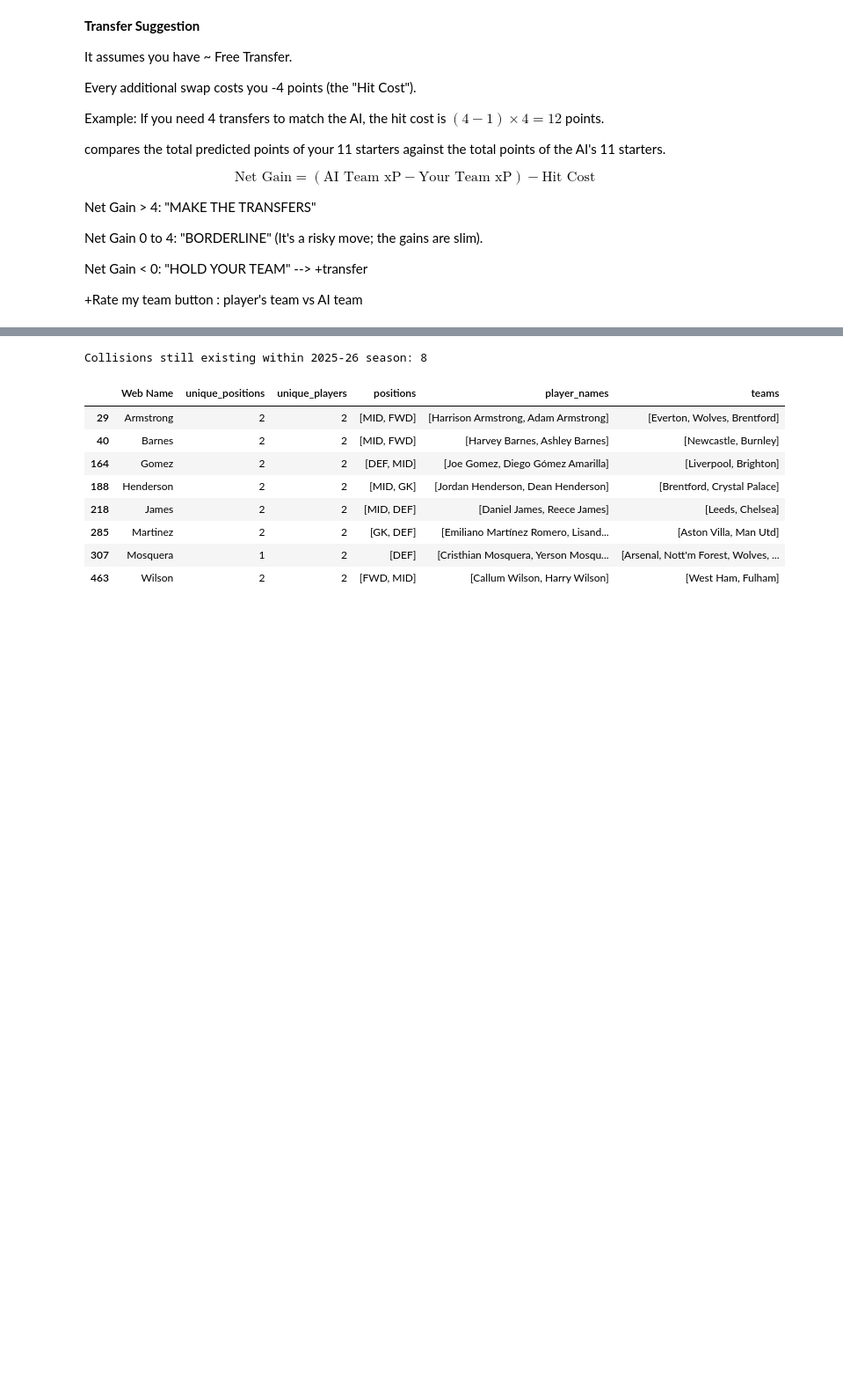
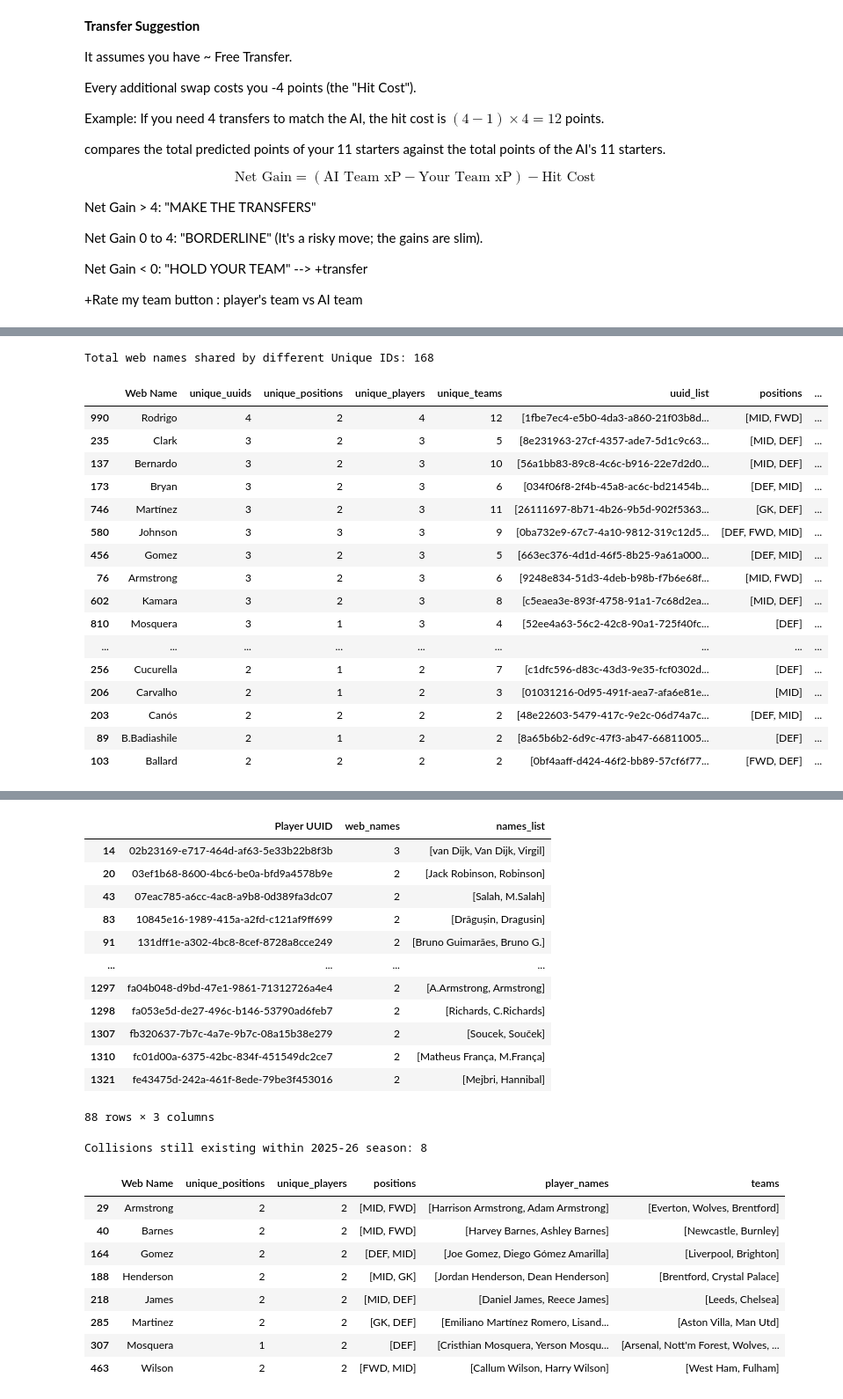
Before and after one commit to sophiedelrey/fpl_pipeline, a Jupyter notebook: models/forecaster_pro.ipynb, the cells around one changed output, grey strips where cells are left out. Shown at 88% size. Drawn from its saved outputs; the diff is of its cells as text; code cells hidden in the pictures; blank space fills up the shorter version.

```diff
--- a/models/forecaster_pro.ipynb
+++ b/models/forecaster_pro.ipynb
@@ -3943,0 +4182,55 @@ Total web names with collisions: 177
+# %%
+# %% [Cell: Collision Audit — UUID & Web Name]
+import pandas as pd
+from IPython.display import display
+
+# Group by both Web Name and UUID to identify where one name maps to multiple humans
+collision_check = df_augmented.groupby('Web Name').agg(
+    unique_uuids=('Player UUID', 'nunique'),
+    unique_positions=('Position', 'nunique'),
+    unique_players=('Player Name', 'nunique'),
+    unique_teams=('Player Team Name', 'nunique'),
+    uuid_list=('Player UUID', lambda x: list(x.unique())),
+    positions=('Position', lambda x: list(x.unique())),
+    full_names=('Player Name', lambda x: list(x.unique())[:3])
+).reset_index()
+
+# Filter for actual collisions: where one Web Name has more than one unique UUID
+# This identifies players like 'J.Gomes' or 'Danilo' who are different people
+collisions = collision_check[
+    (collision_check['unique_uuids'] > 1) |
+    (collision_check['unique_positions'] > 1)
+].sort_values('unique_uuids', ascending=False)
+
+print(f"Total web names shared by different Unique IDs: {len(collisions)}")
+display(collisions.head(30))
+
+# --- DEBUG: Identify if any UUID itself has multiple Web Names (Data Cleaning Check) ---
+uuid_integrity = df_augmented.groupby('Player UUID').agg(
+    web_names=('Web Name', 'nunique'),
+    names_list=('Web Name', lambda x: list(x.unique()))
+).reset_index()
+
+multi_name_uuids = uuid_integrity[uuid_integrity['web_names'] > 1]
+if not multi_name_uuids.empty:
+    print(f"\nWARNING: Found {len(multi_name_uuids)} UUIDs with multiple Web Names (Inconsistent naming):")
+    display(multi_name_uuids)
+# %% [output]
+Total web names shared by different Unique IDs: 168
+|  | Web Name | unique_uuids | unique_positions | unique_players | unique_teams | uuid_list | positions | ... |
+| 990 | Rodrigo | 4 | 2 | 4 | 12 | [1fbe7ec4-e5b0-4da3-a860-21f03b8d... | [MID, FWD] | ... |
+| 235 | Clark | 3 | 2 | 3 | 5 | [8e231963-27cf-4357-ade7-5d1c9c63... | [MID, DEF] | ... |
+| 137 | Bernardo | 3 | 2 | 3 | 10 | [56a1bb83-89c8-4c6c-b916-22e7d2d0... | [MID, DEF] | ... |
+| 173 | Bryan | 3 | 2 | 3 | 6 | [034f06f8-2f4b-45a8-ac6c-bd21454b... | [DEF, MID] | ... |
+| 746 | Martínez | 3 | 2 | 3 | 11 | [26111697-8b71-4b26-9b5d-902f5363... | [GK, DEF] | ... |
+| 580 | Johnson | 3 | 3 | 3 | 9 | [0ba732e9-67c7-4a10-9812-319c12d5... | [DEF, FWD, MID] | ... |
+| 456 | Gomez | 3 | 2 | 3 | 5 | [663ec376-4d1d-46f5-8b25-9a61a000... | [DEF, MID] | ... |
+| 76 | Armstrong | 3 | 2 | 3 | 6 | [9248e834-51d3-4deb-b98b-f7b6e68f... | [MID, FWD] | ... |
+| 602 | Kamara | 3 | 2 | 3 | 8 | [c5eaea3e-893f-4758-91a1-7c68d2ea... | [MID, DEF] | ... |
+| 810 | Mosquera | 3 | 1 | 3 | 4 | [52ee4a63-56c2-42c8-90a1-725f40fc... | [DEF] | ... |
+| ... | ... | ... | ... | ... | ... | ... | ... | ... |
+| 256 | Cucurella | 2 | 1 | 2 | 7 | [c1dfc596-d83c-43d3-9e35-fcf0302d... | [DEF] | ... |
+| 206 | Carvalho | 2 | 1 | 2 | 3 | [01031216-0d95-491f-aea7-afa6e81e... | [MID] | ... |
+| 203 | Canós | 2 | 2 | 2 | 2 | [48e22603-5479-417c-9e2c-06d74a7c... | [DEF, MID] | ... |
+| 89 | B.Badiashile | 2 | 1 | 2 | 2 | [8a65b6b2-6d9c-47f3-ab47-66811005... | [DEF] | ... |
+| 103 | Ballard | 2 | 2 | 2 | 2 | [0bf4aaff-d424-46f2-bb89-57cf6f77... | [FWD, DEF] | ... |
@@ -3944,3 +4238,16 @@ Total web names with collisions: 177
+|  | Player UUID | web_names | names_list |
+| 14 | 02b23169-e717-464d-af63-5e33b22b8f3b | 3 | [van Dijk, Van Dijk, Virgil] |
+| 20 | 03ef1b68-8600-4bc6-be0a-bfd9a4578b9e | 2 | [Jack Robinson, Robinson] |
+| 43 | 07eac785-a6cc-4ac8-a9b8-0d389fa3dc07 | 2 | [Salah, M.Salah] |
+| 83 | 10845e16-1989-415a-a2fd-c121af9ff699 | 2 | [Drăgușin, Dragusin] |
+| 91 | 131dff1e-a302-4bc8-8cef-8728a8cce249 | 2 | [Bruno Guimarães, Bruno G.] |
+| ... | ... | ... | ... |
+| 1297 | fa04b048-d9bd-47e1-9861-71312726a4e4 | 2 | [A.Armstrong, Armstrong] |
+| 1298 | fa053e5d-de27-496c-b146-53790ad6feb7 | 2 | [Richards, C.Richards] |
+| 1307 | fb320637-7b7c-4a7e-9b7c-08a15b38e279 | 2 | [Soucek, Souček] |
+| 1310 | fc01d00a-6375-42bc-834f-451549dc2ce7 | 2 | [Matheus França, M.França] |
+| 1321 | fe43475d-242a-461f-8ede-79be3f453016 | 2 | [Mejbri, Hannibal] |
+88 rows × 3 columns
 # %%
 # Check if any collisions still exist WITHIN the current season
 current_season_collisions = (
```
Also changed, not shown: parts of 30 cells of this notebook, 1 other file.
